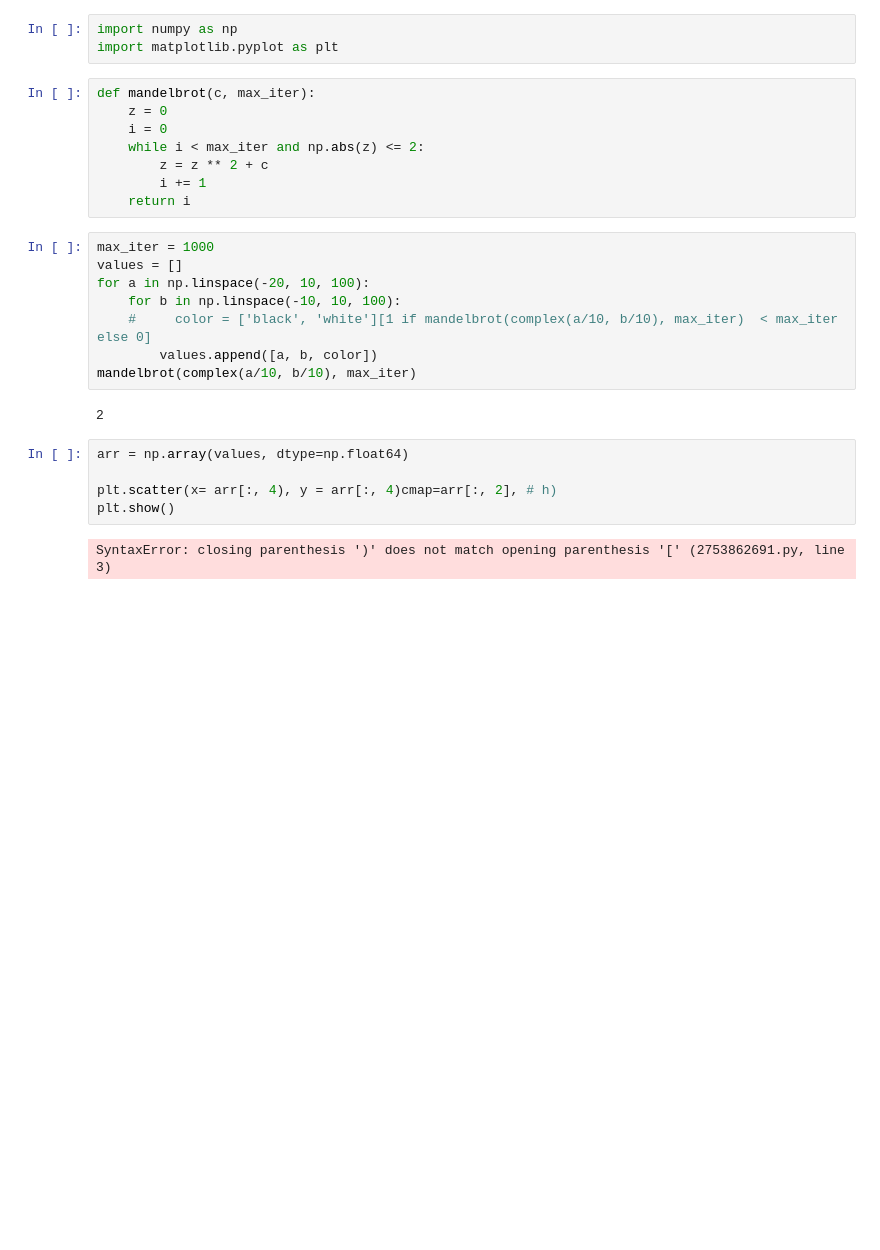
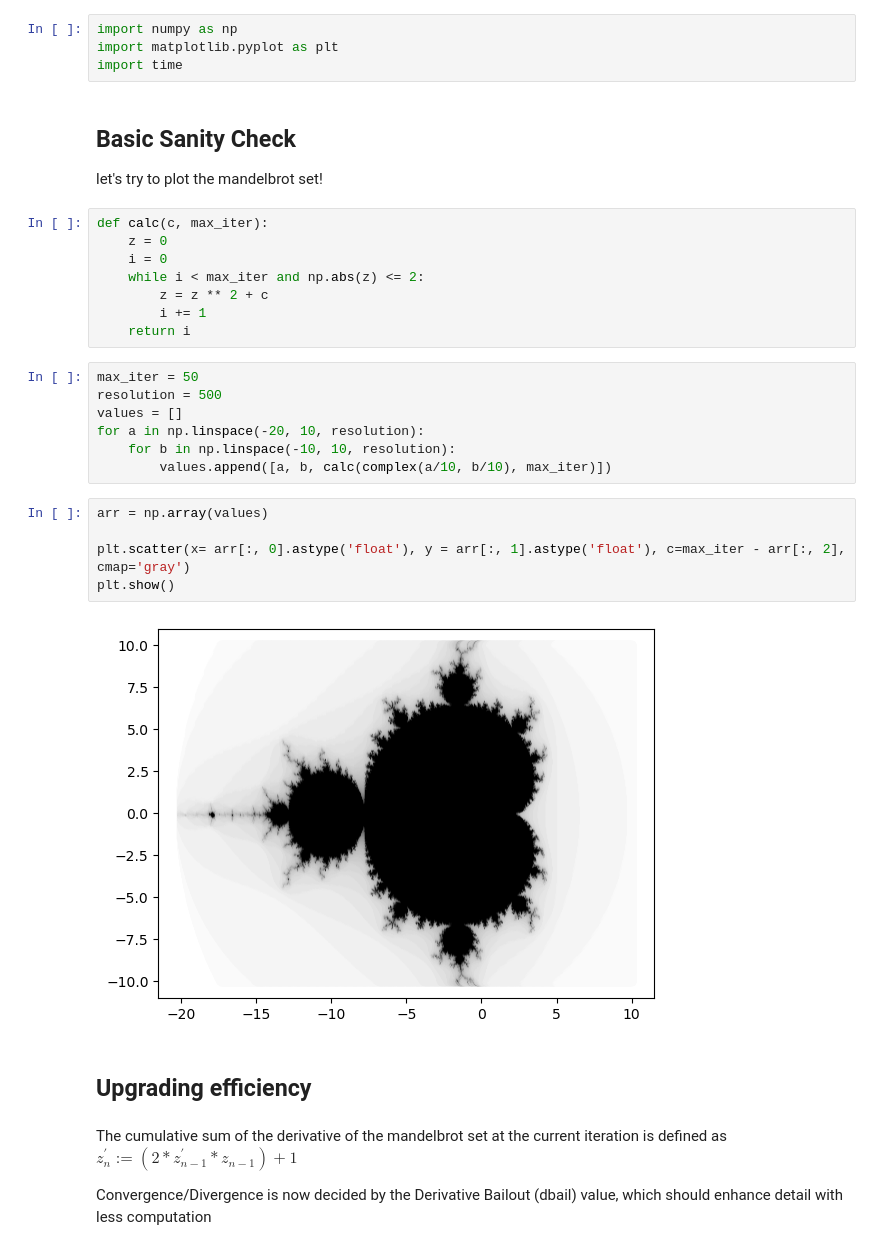
Before and after one commit to tachophobia/MandelbrotSet, a Jupyter notebook: test.ipynb, the cells around one changed output. Saved outputs shown, nothing was run; the diff lists cells and outputs as text; blank space fills up the shorter version.

```diff
--- a/test.ipynb
+++ b/test.ipynb
@@ -1,8 +1,12 @@
 # %%
 import numpy as np
 import matplotlib.pyplot as plt
+import time
+# %% [markdown]
+## Basic Sanity Check
+let's try to plot the mandelbrot set!
 # %%
-def mandelbrot(c, max_iter):
+def calc(c, max_iter):
     z = 0
     i = 0
     while i < max_iter and np.abs(z) <= 2:
@@ -10,19 +14,24 @@ def mandelbrot(c, max_iter):
         i += 1
     return i
 # %%
-max_iter = 1000
+max_iter = 50
+resolution = 500
 values = []
-for a in np.linspace(-20, 10, 100):
-    for b in np.linspace(-10, 10, 100):
-    #     color = ['black', 'white'][1 if mandelbrot(complex(a/10, b/10), max_iter)  < max_iter else 0]
-        values.append([a, b, color])
-mandelbrot(complex(a/10, b/10), max_iter)
+for a in np.linspace(-20, 10, resolution):
+    for b in np.linspace(-10, 10, resolution):
+        values.append([a, b, calc(complex(a/10, b/10), max_iter)])
-# %% [output]
-2
 # %%
-arr = np.array(values, dtype=np.float64)
+arr = np.array(values)
 
-plt.scatter(x= arr[:, 4), y = arr[:, 4)cmap=arr[:, 2], # h)
+plt.scatter(x= arr[:, 0].astype('float'), y = arr[:, 1].astype('float'), c=max_iter - arr[:, 2], cmap='gray')
 plt.show()
 # %% [output]
-SyntaxError: closing parenthesis ')' does not match opening parenthesis '[' (2753862691.py, line 3)
+[figure, added]
+# %% [markdown]
+## Upgrading efficiency
+# %% [markdown]
+The cumulative sum of the derivative of the mandelbrot set at the current iteration is defined as
+${\displaystyle z_{n}^{\prime }:=(2*z_{n-1}^{\prime }*z_{n-1})+1}$
+
+
+Convergence/Divergence is now decided by the Derivative Bailout (dbail) value, which should enhance detail with less computation
```
Also changed, not shown: parts of 6 cells of this notebook.
